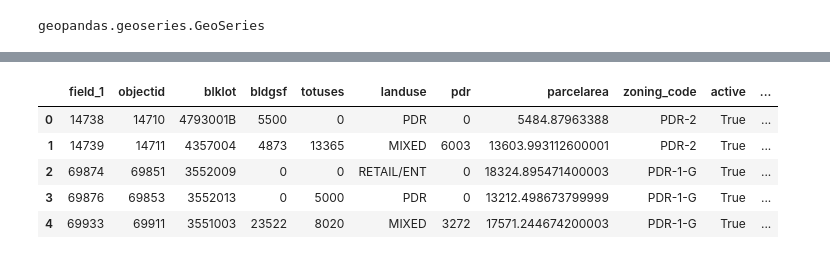
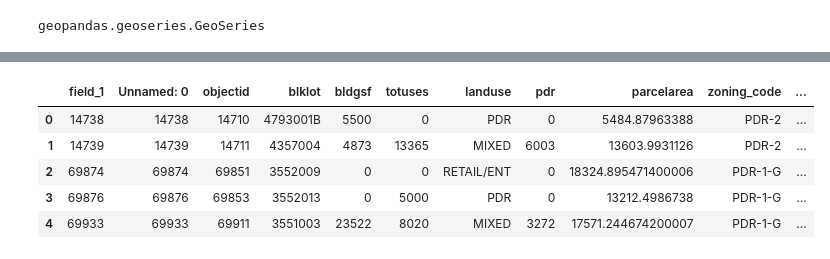
Before and after one commit to jmorgan7/PDR, a Jupyter notebook: PDRPart2.ipynb, the cells around one changed output, grey strips where cells are left out. Drawn from its saved outputs; the diff is of its cells as text; code cells hidden in the pictures.

```diff
--- a/PDRPart2.ipynb
+++ b/PDRPart2.ipynb
@@ -31,5 +31,5 @@ geopandas.geoseries.GeoSeries
 # %%
 #Fixing glitch where geometry column is repeated
 # %%
-parceldata3 = gpd.read_file("filteredpdr.csv", GEOM_POSSIBLE_NAMES="geometry", KEEP_GEOM_COLUMNS="NO")
+parceldatanew = gpd.read_file("filteredpdr4.csv", GEOM_POSSIBLE_NAMES="geometry", KEEP_GEOM_COLUMNS="NO")
 # %%
@@ -86,3 +127,7 @@ memory usage: 135.8+ KB
+# %%
+parceldatanew["buildingsf"] = pd.to_numeric(parceldatanew["buildingsf"], downcast="float")
+# %%
+parceldatanew.loc[parceldatanew['buildingsf'].isnull()] = -1
 # %%
 #Converting building square feet to integers
-parceldata3['bldgsf2'] = parceldata3['bldgsf'].astype('int')
+parceldatanew['buildingsf2'] = parceldatanew['buildingsf'].astype(float)
@@ -89,9 +176,9 @@ parceldata3['bldgsf2'] = parceldata3['bldgsf'].astype('int')
 # %%
-parceldata3.head()
+parceldatanew.head()
 # %% [output]
-|  | field_1 | objectid | blklot | bldgsf | totuses | landuse | pdr | parcelarea | zoning_code | active | ... |
-| 0 | 14738 | 14710 | 4793001B | 5500 | 0 | PDR | 0 | 5484.87963388 | PDR-2 | True | ... |
-| 1 | 14739 | 14711 | 4357004 | 4873 | 13365 | MIXED | 6003 | 13603.993112600001 | PDR-2 | True | ... |
-| 2 | 69874 | 69851 | 3552009 | 0 | 0 | RETAIL/ENT | 0 | 18324.895471400003 | PDR-1-G | True | ... |
-| 3 | 69876 | 69853 | 3552013 | 0 | 5000 | PDR | 0 | 13212.498673799999 | PDR-1-G | True | ... |
-| 4 | 69933 | 69911 | 3551003 | 23522 | 8020 | MIXED | 3272 | 17571.244674200003 | PDR-1-G | True | ... |
+|  | field_1 | Unnamed: 0 | objectid | blklot | bldgsf | totuses | landuse | pdr | parcelarea | zoning_code | ... |
+| 0 | 14738 | 14738 | 14710 | 4793001B | 5500 | 0 | PDR | 0 | 5484.87963388 | PDR-2 | ... |
+| 1 | 14739 | 14739 | 14711 | 4357004 | 4873 | 13365 | MIXED | 6003 | 13603.9931126 | PDR-2 | ... |
+| 2 | 69874 | 69874 | 69851 | 3552009 | 0 | 0 | RETAIL/ENT | 0 | 18324.895471400006 | PDR-1-G | ... |
+| 3 | 69876 | 69876 | 69853 | 3552013 | 0 | 5000 | PDR | 0 | 13212.4986738 | PDR-1-G | ... |
+| 4 | 69933 | 69933 | 69911 | 3551003 | 23522 | 8020 | MIXED | 3272 | 17571.244674200007 | PDR-1-G | ... |
```
Also changed, not shown: parts of 15 cells of this notebook, 1 other file.
